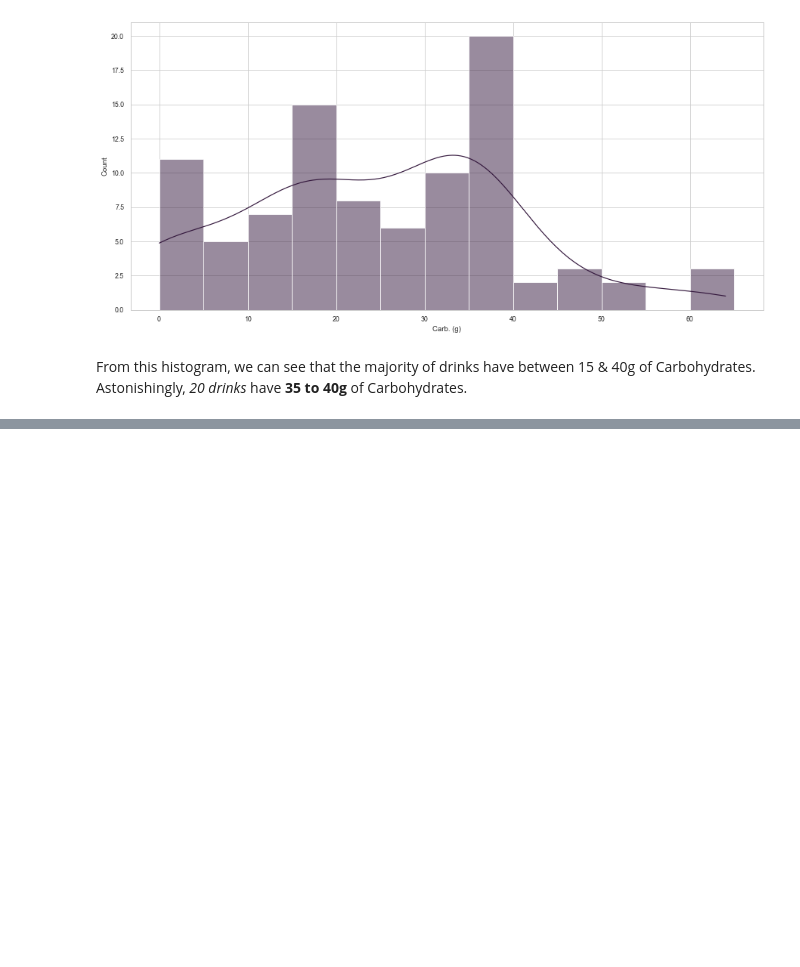
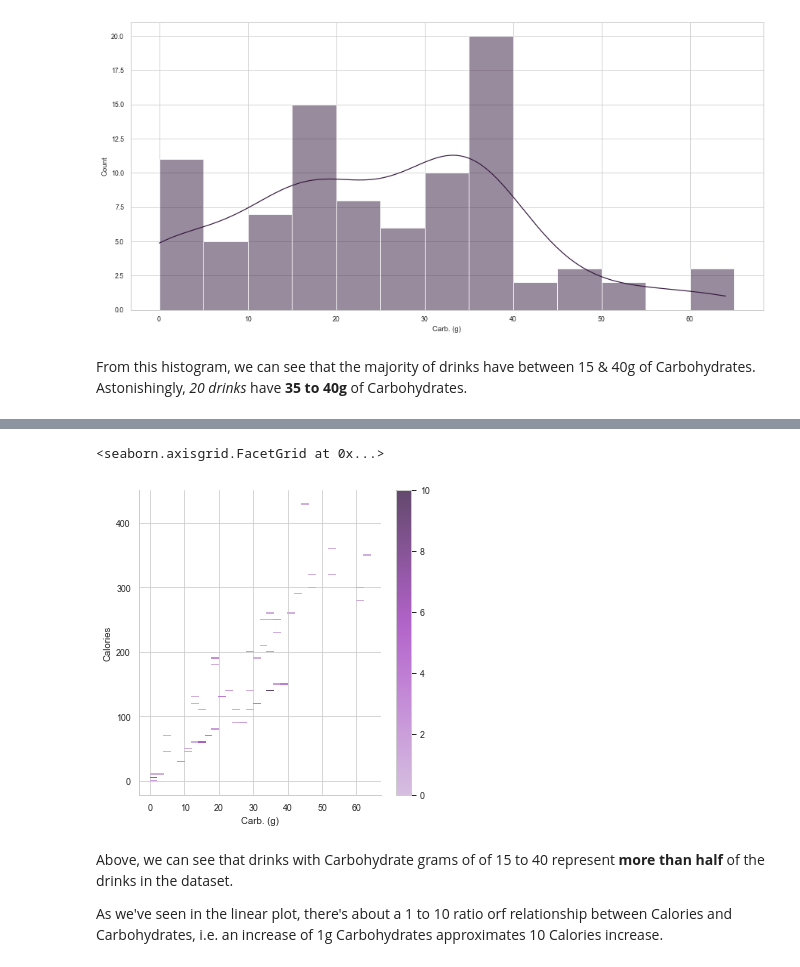
Before and after one commit to dj-m/DataStoryCrafting, a Jupyter notebook: DataStorytelling.ipynb, the cells around one changed output, grey strips where cells are left out. Drawn from its saved outputs; the diff is of its cells as text; code cells hidden in the pictures; blank space fills up the shorter version.

```diff
--- a/DataStorytelling.ipynb
+++ b/DataStorytelling.ipynb
@@ -126,0 +144,9 @@ From this histogram, we can see that the majority of drinks have between 15 & 40
+# %%
+sns.displot(df, x = df.columns[3], y = df.columns[1], binwidth=(2, .5), cbar=True)
+# %% [output]
+<seaborn.axisgrid.FacetGrid at 0x...>
+[figure, added]
+# %% [markdown]
+Above, we can see that drinks with Carbohydrate grams of of 15 to 40 represent **more than half** of the drinks in the dataset.
+
+As we've seen in the linear plot, there's about a 1 to 10 ratio orf relationship between Calories and Carbohydrates, i.e. an increase of 1g Carbohydrates approximates 10 Calories increase.
```
Also changed, not shown: parts of 4 cells of this notebook.
